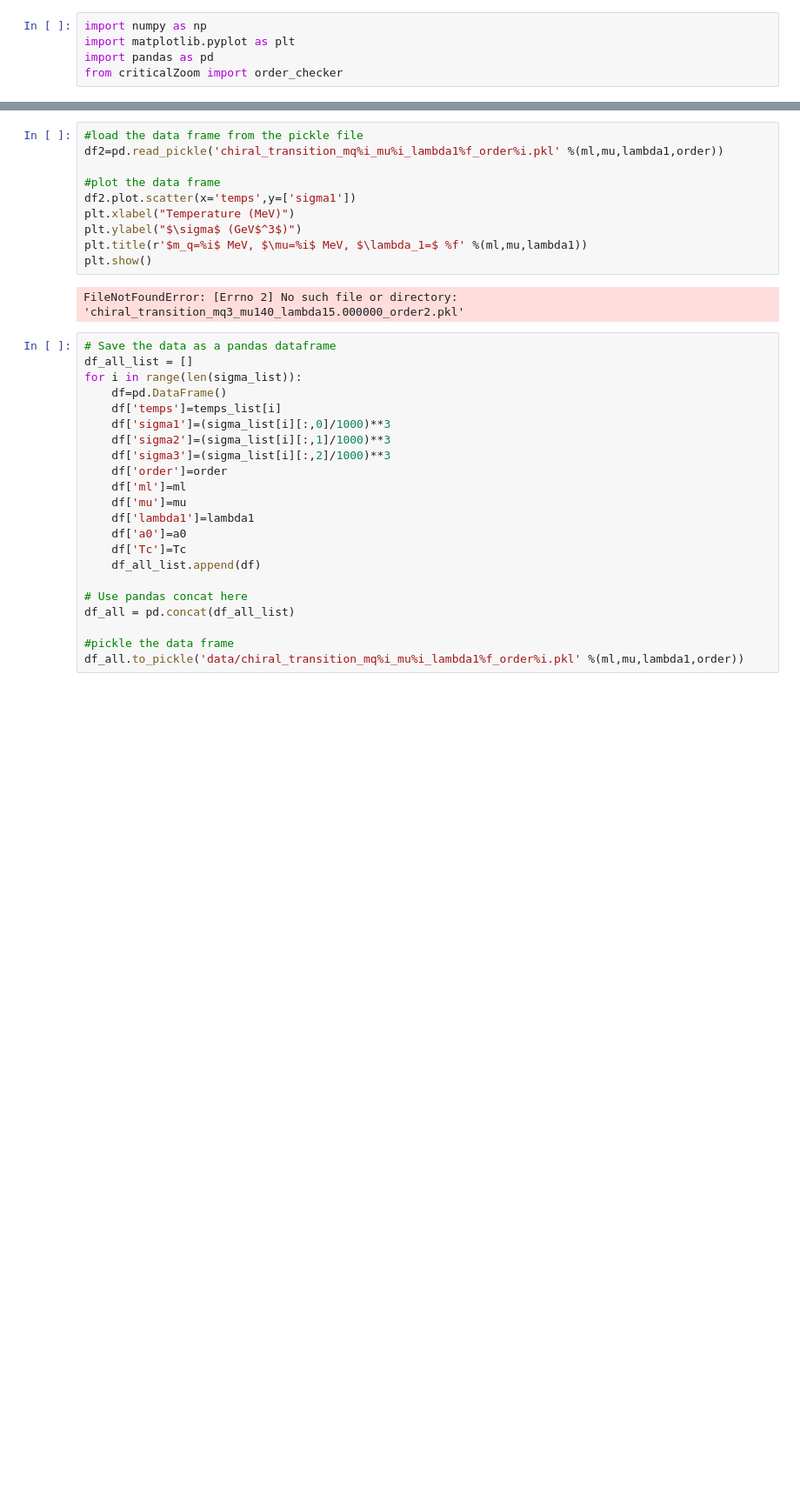
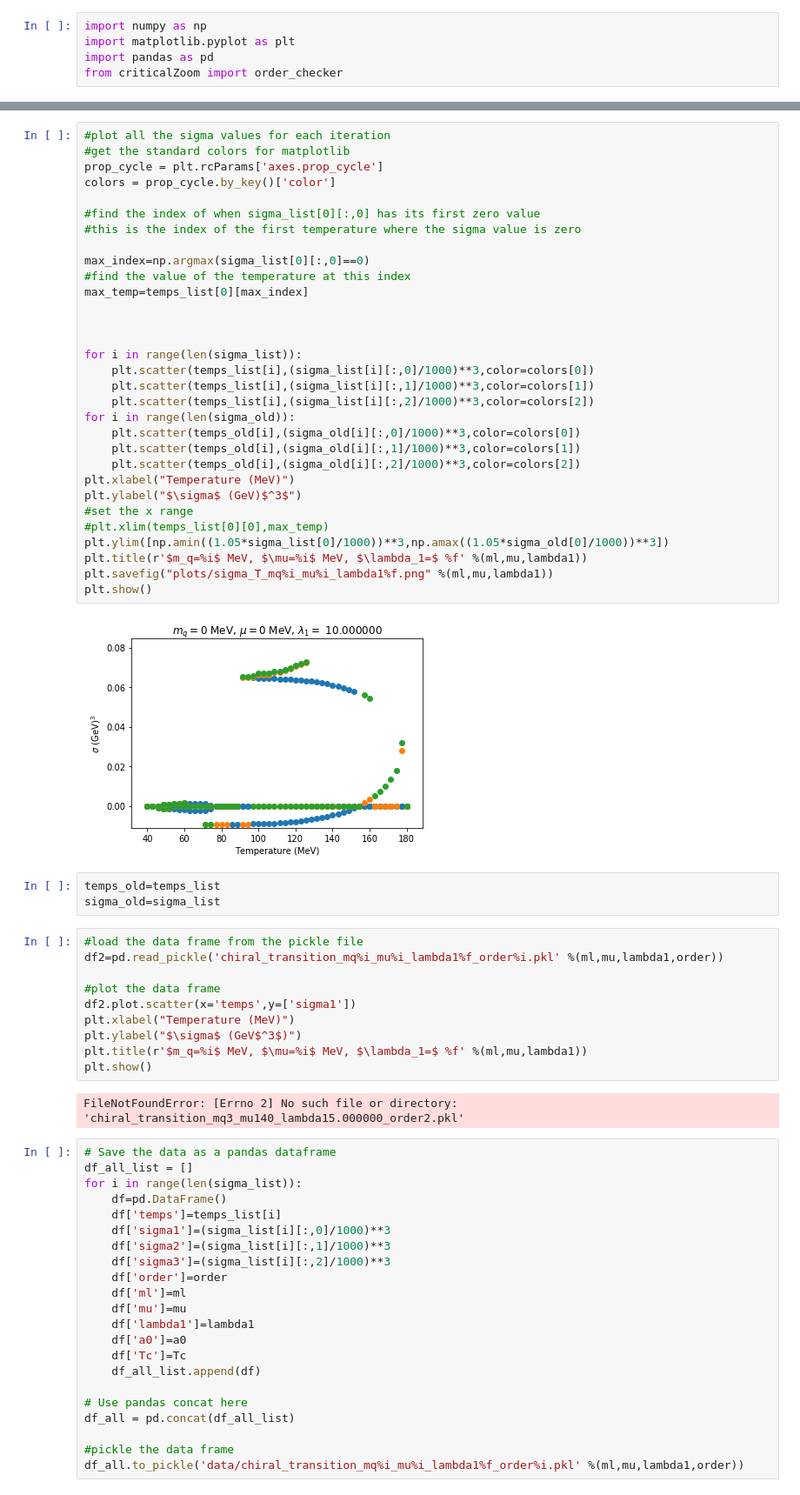
Before and after one commit to seanbartz/DilatonMixingParallel, a Jupyter notebook: Critical_Zoom_notebook.ipynb, the cells around one changed output, grey strips where cells are left out. Shown at 87% size. Cells and saved outputs as stored; diff of their text form; blank space fills up the shorter version.

```diff
--- a/Critical_Zoom_notebook.ipynb
+++ b/Critical_Zoom_notebook.ipynb
@@ -87,3 +91,39 @@ np.amax(sigma_list[0][:,2])
+# %%
+#plot all the sigma values for each iteration
+#get the standard colors for matplotlib
+prop_cycle = plt.rcParams['axes.prop_cycle']
+colors = prop_cycle.by_key()['color']
+
+#find the index of when sigma_list[0][:,0] has its first zero value
+#this is the index of the first temperature where the sigma value is zero
+
+max_index=np.argmax(sigma_list[0][:,0]==0)
+#find the value of the temperature at this index
+max_temp=temps_list[0][max_index]
+
+
+
+for i in range(len(sigma_list)):
+    plt.scatter(temps_list[i],(sigma_list[i][:,0]/1000)**3,color=colors[0])
+    plt.scatter(temps_list[i],(sigma_list[i][:,1]/1000)**3,color=colors[1])
+    plt.scatter(temps_list[i],(sigma_list[i][:,2]/1000)**3,color=colors[2])
+for i in range(len(sigma_old)):
+    plt.scatter(temps_old[i],(sigma_old[i][:,0]/1000)**3,color=colors[0])
+    plt.scatter(temps_old[i],(sigma_old[i][:,1]/1000)**3,color=colors[1])
+    plt.scatter(temps_old[i],(sigma_old[i][:,2]/1000)**3,color=colors[2])
+plt.xlabel("Temperature (MeV)")
+plt.ylabel("$\sigma$ (GeV)$^3$")
+#set the x range
+#plt.xlim(temps_list[0][0],max_temp)
+plt.ylim([np.amin((1.05*sigma_list[0]/1000))**3,np.amax((1.05*sigma_old[0]/1000))**3])
+plt.title(r'$m_q=%i$ MeV, $\mu=%i$ MeV, $\lambda_1=$ %f' %(ml,mu,lambda1))
+plt.savefig("plots/sigma_T_mq%i_mu%i_lambda1%f.png" %(ml,mu,lambda1))
+plt.show()
+# %% [output]
+[figure, added]
+# %%
+temps_old=temps_list
+sigma_old=sigma_list
 # %%
 #load the data frame from the pickle file
 df2=pd.read_pickle('chiral_transition_mq%i_mu%i_lambda1%f_order%i.pkl' %(ml,mu,lambda1,order))
```
Also changed, not shown: parts of 4 cells of this notebook, 6 other files.
